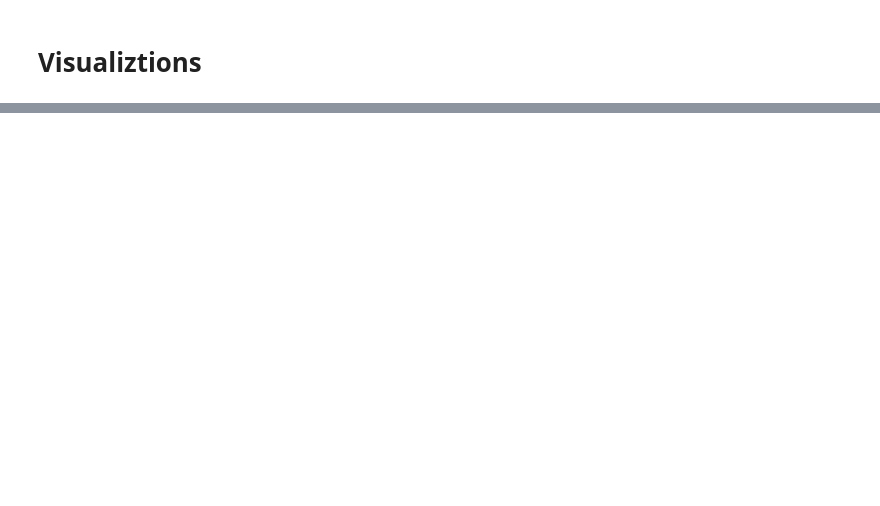
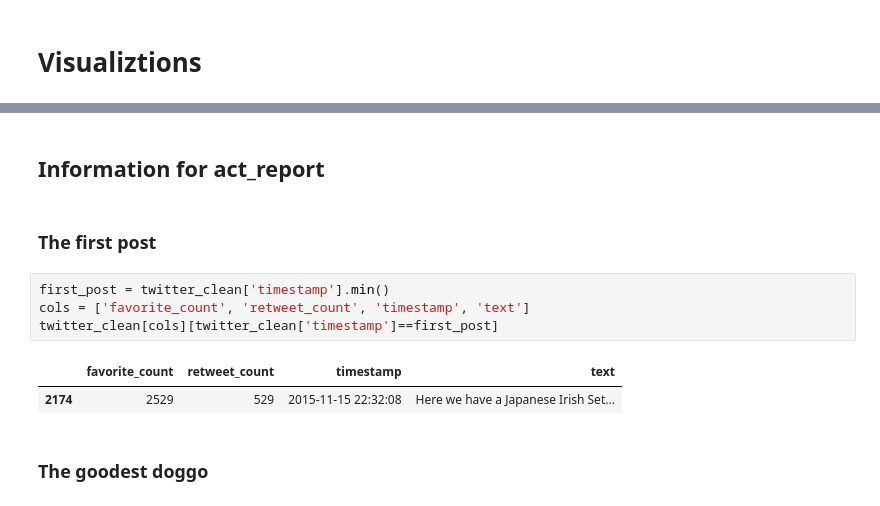
Before and after one commit to KattyP/DataWrangleProject, a Jupyter notebook: wrangle_act.ipynb, the cells around one changed output, grey strips where cells are left out. Saved outputs shown, nothing was run; the diff lists cells and outputs as text; blank space fills up the shorter version.

```diff
--- a/wrangle_act.ipynb
+++ b/wrangle_act.ipynb
@@ -947,0 +977,13 @@ Image predictions
+# %% [markdown]
+## Information for act_report
+# %% [markdown]
+### The first post
+# %%
+first_post = twitter_clean['timestamp'].min()
+cols = ['favorite_count', 'retweet_count', 'timestamp', 'text']
+twitter_clean[cols][twitter_clean['timestamp']==first_post]
+# %% [output]
+|  | favorite_count | retweet_count | timestamp | text |
+| 2174 | 2529 | 529 | 2015-11-15 22:32:08 | Here we have a Japanese Irish Set... |
+# %% [markdown]
+### The goodest doggo
```
Also changed, not shown: parts of 20 cells of this notebook.
